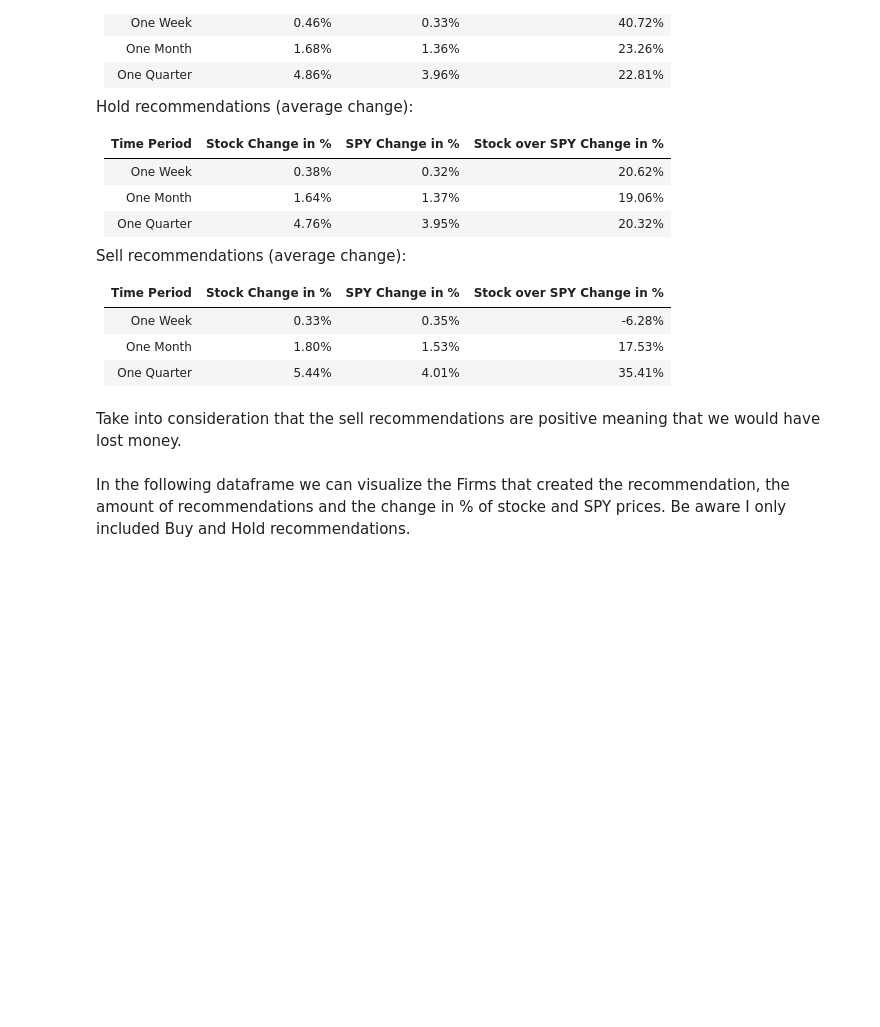
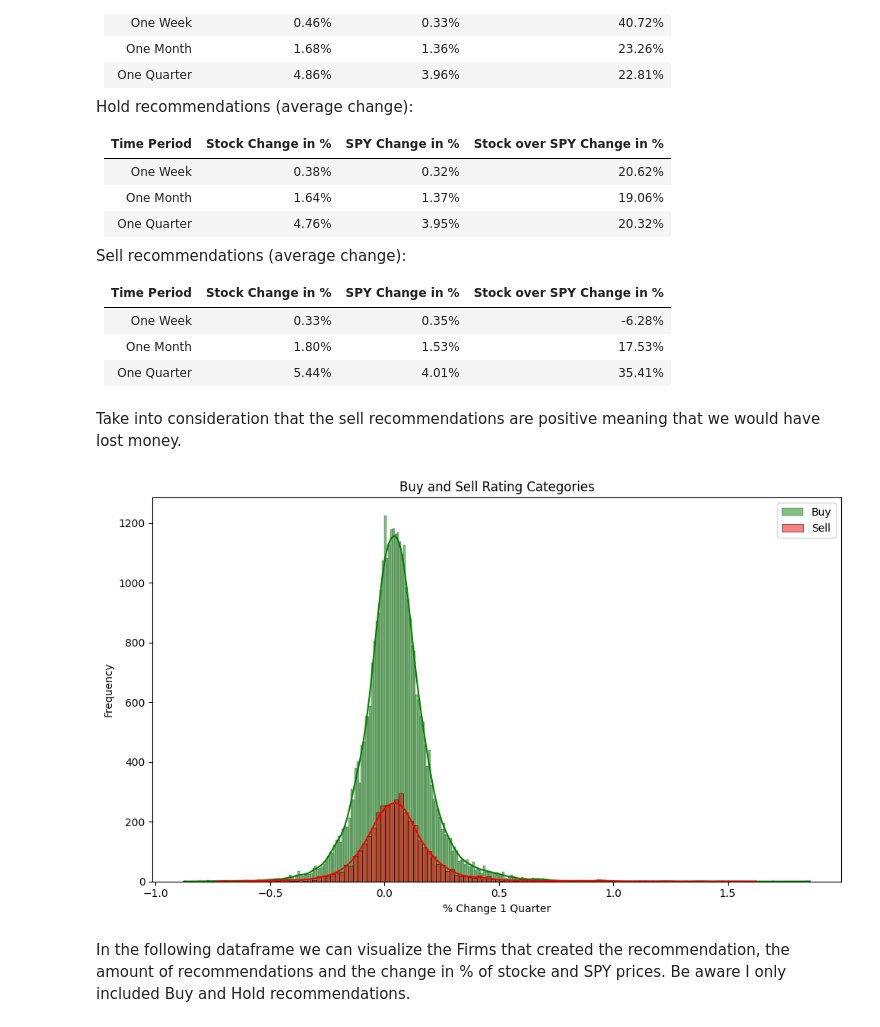
Before and after one commit to LukazMartin/stock-analysis, a Jupyter notebook: Visualize Data Analyst Recommendations.ipynb, the cells around one changed output. Cells and saved outputs as stored; diff of their text form; code cells hidden in the pictures; blank space fills up the shorter version.

```diff
--- a/Visualize Data Analyst Recommendations.ipynb
+++ b/Visualize Data Analyst Recommendations.ipynb
@@ -192,6 +192,34 @@ Sell recommendations (average change):
 | One Quarter          | 5.44%         | 4.01%         | 35.41%         |
 # %% [markdown]
 Take into consideration that the sell recommendations are positive meaning that we would have lost money.
+# %%
+import matplotlib.pyplot as plt
+import seaborn as sns
+
+# Create separate dataframes for each Rating Category
+buy_data = filtered_df[filtered_df['Rating_Category'] == 'Buy']
+sell_data = filtered_df[filtered_df['Rating_Category'] == 'Sell']
+
+# Set up the matplotlib figure
+fig, ax = plt.subplots(figsize=(10, 6))
+
+# Plot histograms for each Rating Category on the same plot
+sns.histplot(buy_data['% change 12 week stock price'], kde=True, color='green', label='Buy', ax=ax)
+sns.histplot(sell_data['% change 12 week stock price'], kde=True, color='red', label='Sell', ax=ax)
+
+# Add labels and legend
+ax.set_xlabel('% Change 1 Quarter')
+ax.set_ylabel('Frequency')
+ax.legend()
+
+# Set the title if needed
+plt.title('Buy and Sell Rating Categories')
+
+# Adjust layout
+plt.tight_layout()
+plt.show()
+# %% [output]
+[figure, added]
 # %% [markdown]
 In the following dataframe we can visualize the Firms that created the recommendation, the amount of recommendations and the change in % of stocke and SPY prices. Be aware I only included Buy and Hold recommendations.
 # %%
```
Also changed, not shown: parts of 7 cells of this notebook, 6 other files.
